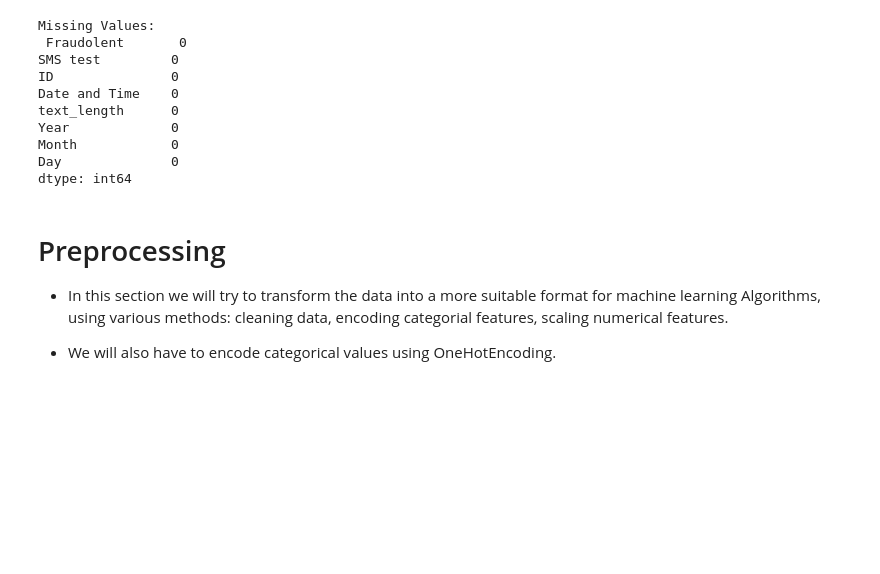
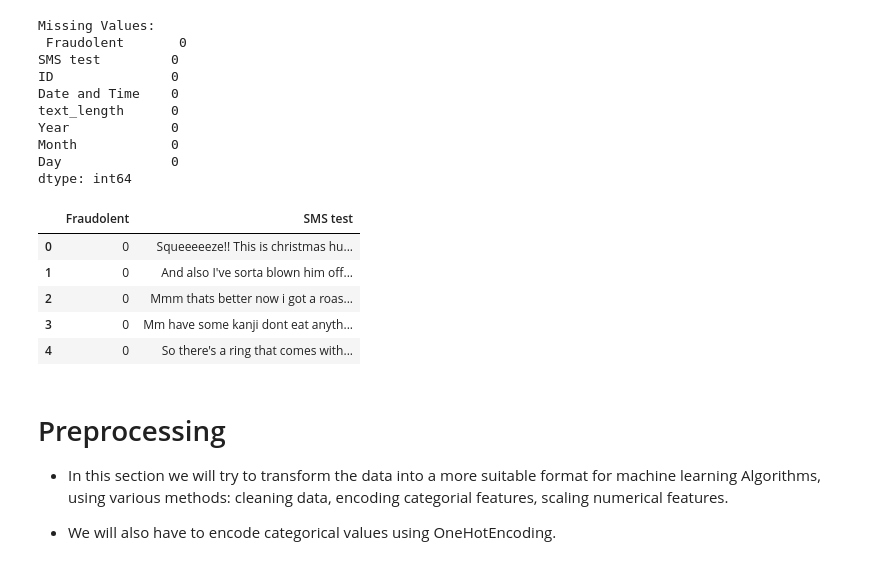
Before and after one commit to JulesPress/SafeComm-Digital-Security-Solutions, a Jupyter notebook: SafeComm_Digital_Security_Solutions.ipynb, the cells around one changed output. Drawn from its saved outputs; the diff is of its cells as text; code cells hidden in the pictures; blank space fills up the shorter version.

```diff
--- a/SafeComm_Digital_Security_Solutions.ipynb
+++ b/SafeComm_Digital_Security_Solutions.ipynb
@@ -250,6 +254,18 @@ Year             0
 Month            0
 Day              0
 dtype: int64
+# %%
+# Remove duplicates or irrelevant columns
+# Assuming you want to drop the 'text_length' column created for analysis
+df_dropped1 = df_dropped.drop(['text_length'], axis=1)
+df_dropped1.head()
+# %% [output]
+|  | Fraudolent | SMS test |
+| 0 | 0 | Squeeeeeze!! This is christmas hu... |
+| 1 | 0 | And also I've sorta blown him off... |
+| 2 | 0 | Mmm thats better now i got a roas... |
+| 3 | 0 | Mm have some kanji dont eat anyth... |
+| 4 | 0 | So there's a ring that comes with... |
 # %% [markdown]
 # Preprocessing
 
```
Also changed, not shown: parts of 4 cells of this notebook.
